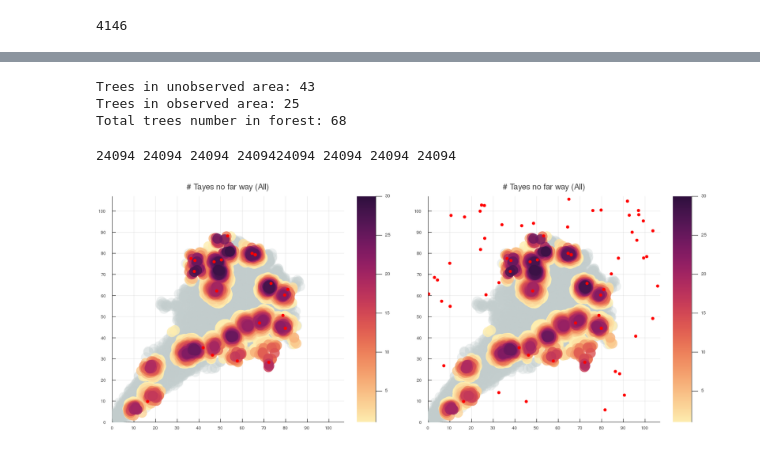
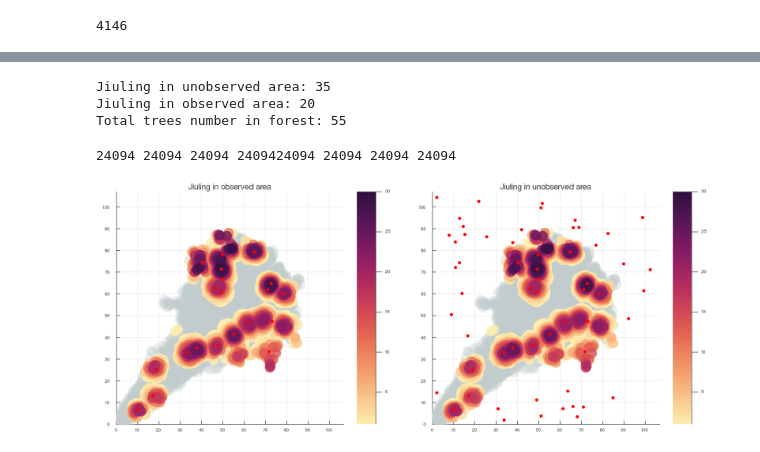
Before and after one commit to Lesliexpy/VE414_Project, a Jupyter notebook: poisson.ipynb, the cells around one changed output, grey strips where cells are left out. Cells and saved outputs as stored; diff of their text form; code cells hidden in the pictures.

```diff
--- a/poisson.ipynb
+++ b/poisson.ipynb
@@ -138,30 +140,30 @@ for iter = 1:100
 #     println(sum_repeat)
 end
 # %%
-println("Trees in unobserved area: ", round(Int, sum_repeat/100))
-println("Trees in observed area: ", num_observed_trees)
+println("Jiuling in unobserved area: ", round(Int, sum_repeat/100))
+println("Jiuling in observed area: ", num_observed_trees)
 println("Total trees number in forest: ", round(Int, sum_repeat/100)+num_observed_trees)
 # %% [output]
-Trees in unobserved area: 43
-Trees in observed area: 25
-Total trees number in forest: 68
+Jiuling in unobserved area: 35
+Jiuling in observed area: 20
+Total trees number in forest: 55
 # %%
-pw_far = autoFar("./data_proj_414.csv")
+pw_far = autoFar("./data_proj_414.csv","Jiuling in observed area")
 size_x = 5
 pw_far = scatter!(trees_x, trees_y, markersize = 1*size_x, markerstrokewidth = 0,
             markercolor = :red, size=(107*size_x,107*size_x), leg=false, xlims = (0,107), xticks = 0:10:107,
             ylims = (0,107), yticks = 0:10:107)
 
-pw_far2 = autoFar("./data_proj_414.csv")
+pw_far2 = autoFar("./data_proj_414.csv","Jiuling in unobserved area")
 size_x = 5
 pw_far2 = scatter!(org_x, org_y, markersize = 1*size_x, markerstrokewidth = 0,
             markercolor = :red, size=(107*size_x,107*size_x), leg=false, xlims = (0,107), xticks = 0:10:107,
             ylims = (0,107), yticks = 0:10:107)
 
 plot(pw_far, pw_far2,layout=(1,2), size=(107*15,107*6), fmt = :png)
 # %% [output]
 24094 24094 24094 2409424094 24094 24094 24094
-[figure, old version]
+[figure, new version]
 # %%
 savefig("pic/fig6.png")
 savefig("pic/fig6.svg")
```
Also changed, not shown: parts of 3 cells of this notebook, 10 other files.
